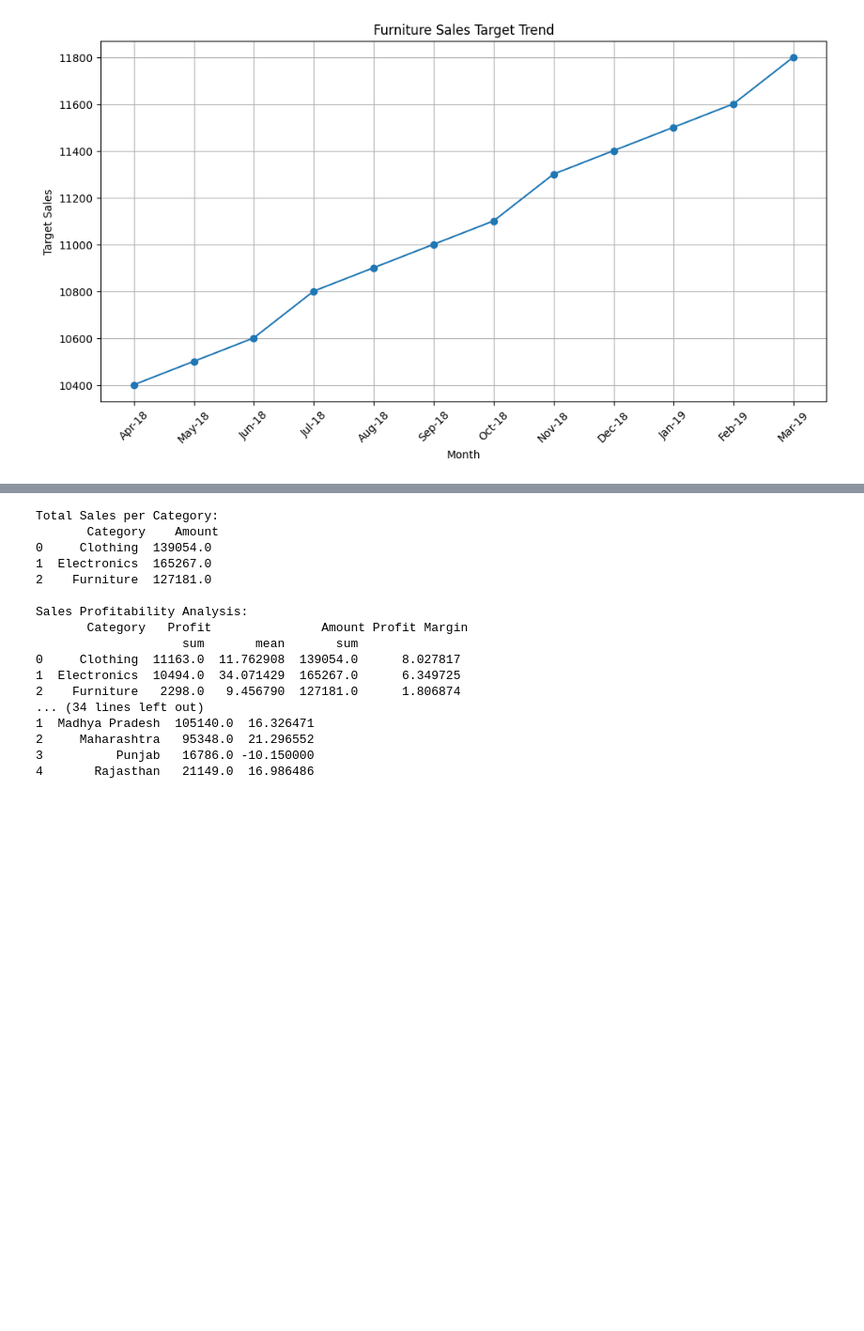
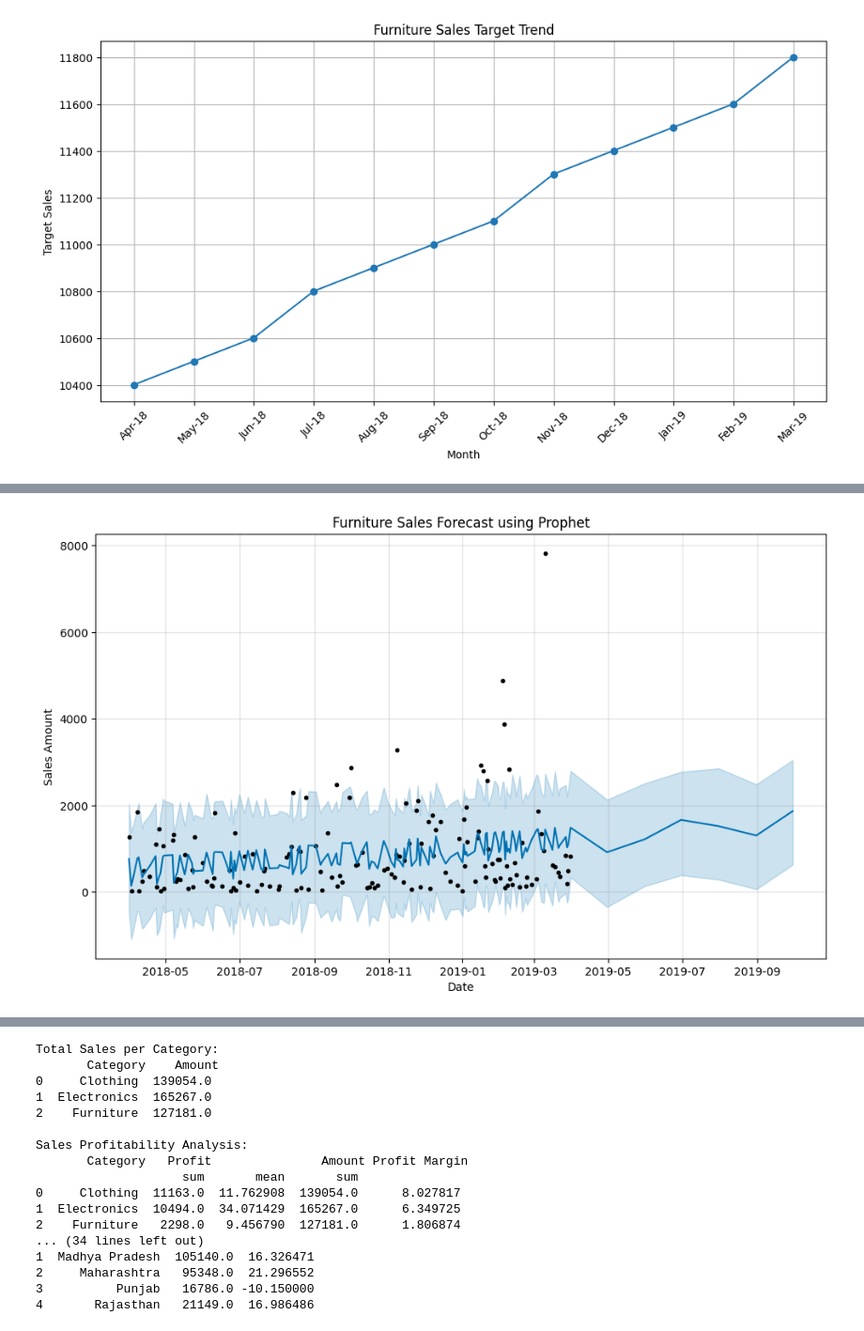
Before and after one commit to sandbox259/Sales-Analysis, a Jupyter notebook: Sales.ipynb, the cells around one changed output, grey strips where cells are left out. Shown at 94% size. Cells and saved outputs as stored; diff of their text form; code cells hidden in the pictures; blank space fills up the shorter version.

```diff
--- a/Sales.ipynb
+++ b/Sales.ipynb
@@ -81,0 +166,7 @@ plt.show()
+# %%
+furniture_sales = merged_df[merged_df["Category"] == "Furniture"].groupby("Order Date")["Amount"].sum().reset_index()
+furniture_sales.columns = ['ds', 'y']
+# Convert date strings to datetime objects (assuming format 'dd-mm-yyyy')
+furniture_sales['ds'] = pd.to_datetime(furniture_sales['ds'], format='%d-%m-%Y')
+furniture_sales = furniture_sales.sort_values("ds")
+print("\nFurniture Sales Data for Forecasting:\n", furniture_sales.head())
@@ -81,0 +181,6 @@ plt.show()
+# %%
+model = Prophet()
+model.fit(furniture_sales)
+future = model.make_future_dataframe(periods=6, freq='M')
+forecast = model.predict(future)
+print("\nForecasted Sales Data (first 5 rows):\n", forecast.head())
@@ -81,0 +216,8 @@ plt.show()
+# %%
+fig1 = model.plot(forecast)
+plt.title("Furniture Sales Forecast using Prophet")
+plt.xlabel("Date")
+plt.ylabel("Sales Amount")
+plt.show()
+# %% [output]
+[figure, added]
```
Also changed, not shown: parts of 13 cells of this notebook.
